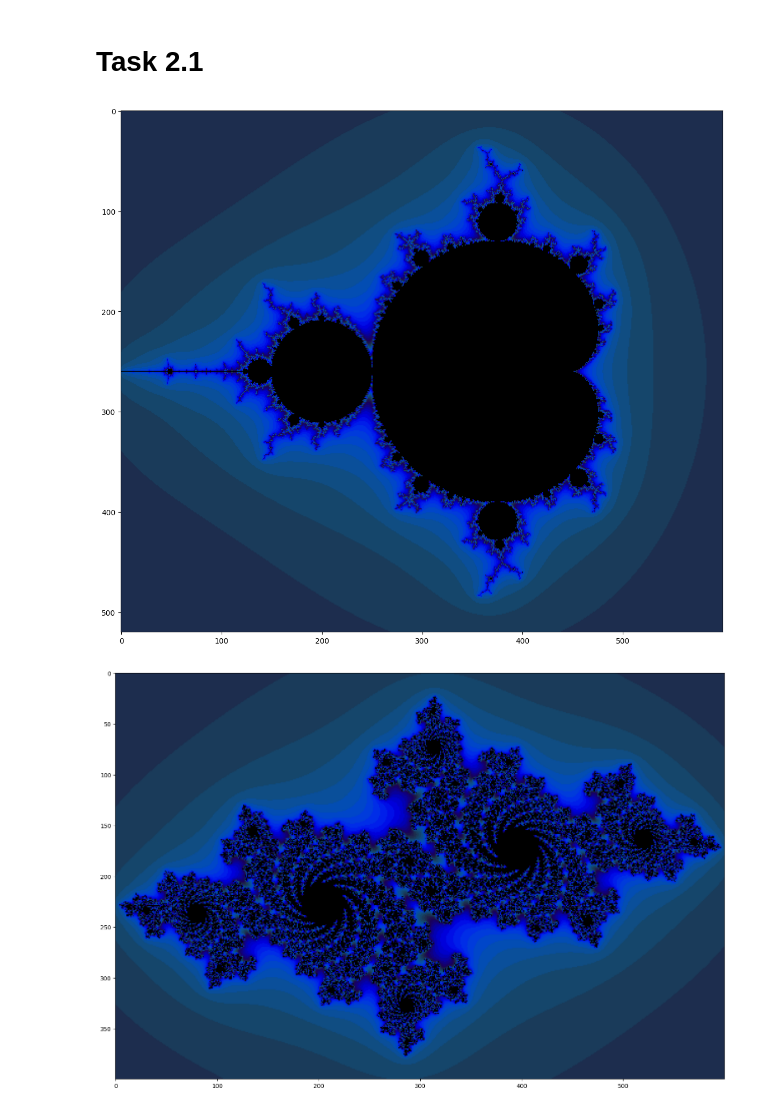
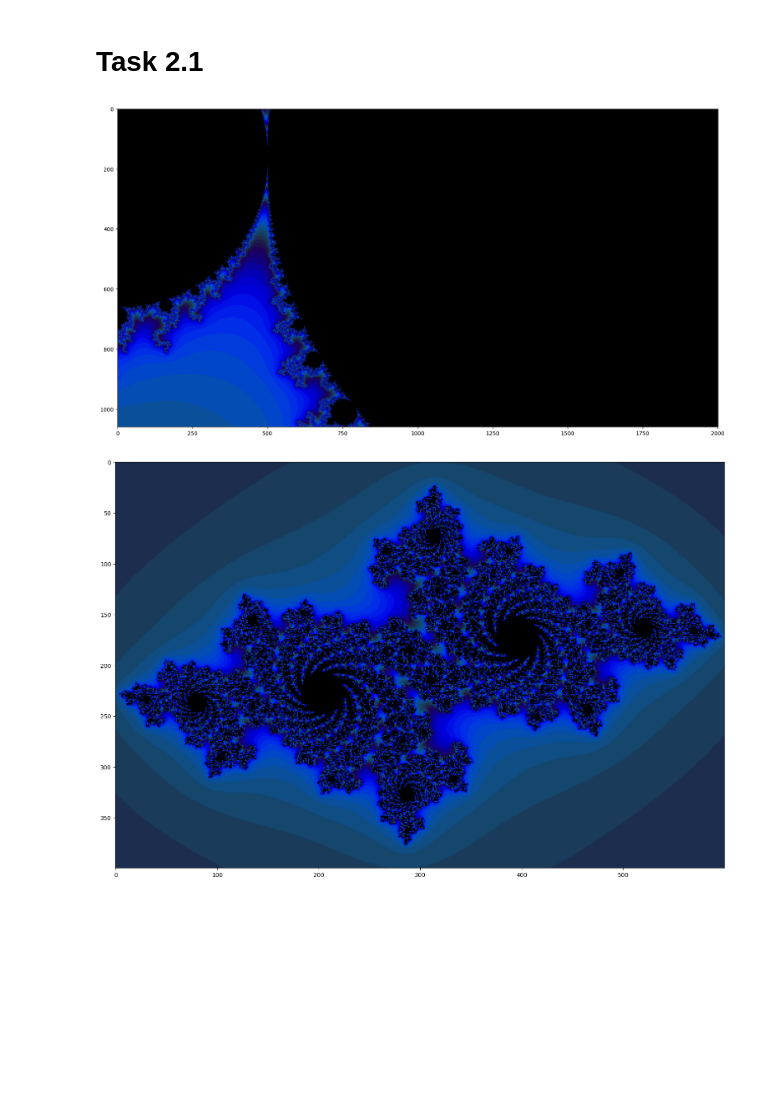
Before and after one commit to shubhgupta2510/COMP3710, a Jupyter notebook: Lab Demos/LabDemo1.ipynb, the cells around one changed output. Drawn from its saved outputs; the diff is of its cells as text; code cells hidden in the pictures; blank space fills up the shorter version.

```diff
--- a/Lab Demos/LabDemo1.ipynb
+++ b/Lab Demos/LabDemo1.ipynb
@@ -282,9 +282,9 @@ Key differences:
 import warnings
 warnings.filterwarnings('ignore')
 # Use NumPy to create a 2D array of complex numbers on [-2,2]x[-2,2]
-Y, X = np.mgrid[-1.3:1.3:0.005, -2:1:0.005]
+#Y, X = np.mgrid[-1.3:1.3:0.005, -2:1:0.005]
 
-#Y, X = np.mgrid[-.08:.45:0.0005, -1:0.000000000001:0.0005]
+Y, X = np.mgrid[-.08:.45:0.0005, -1:0.000000000001:0.0005]
 
 # load into PyTorch tensors
 x = torch.Tensor(X)
@@ -300,34 +300,34 @@ ns = ns.to(device)
 
 # #plot
 import matplotlib.pyplot as plt
 fig = plt.figure(figsize=(16,10))
 def processFractal(a):
     """Display an array of iteration counts as a
     colorful picture of a fractal."""
     a_cyclic = (6.28*a/20.0).reshape(list(a.shape)+[1])
     img = np.concatenate([10+20*np.cos(a_cyclic),
     30+50*np.sin(a_cyclic),
     155-80*np.cos(a_cyclic)], 2)
     img[a==a.max()] = 0
     a = img
     a = np.uint8(np.clip(a, 0, 255))
     return a
 
 #Mandelbrot Set
 for i in range(200):
     #Compute the new values of z: z^2 + x
     zs_ = zs*zs + z
     #Have we diverged with this new value?
     not_diverged = torch.abs(zs_) < 4.0
     #Update variables to compute
     ns += not_diverged
     zs = zs_
 
 plt.imshow(processFractal(ns.cpu().numpy()))
 plt.tight_layout(pad=0)
 plt.show()
 # %% [output]
-[figure, old version]
+[figure, new version]
 # %%
 Y, X = np.mgrid[-1:1:0.005, -1.5:1.5:0.005]
 
```
Also changed, not shown: parts of 1 cell of this notebook.
